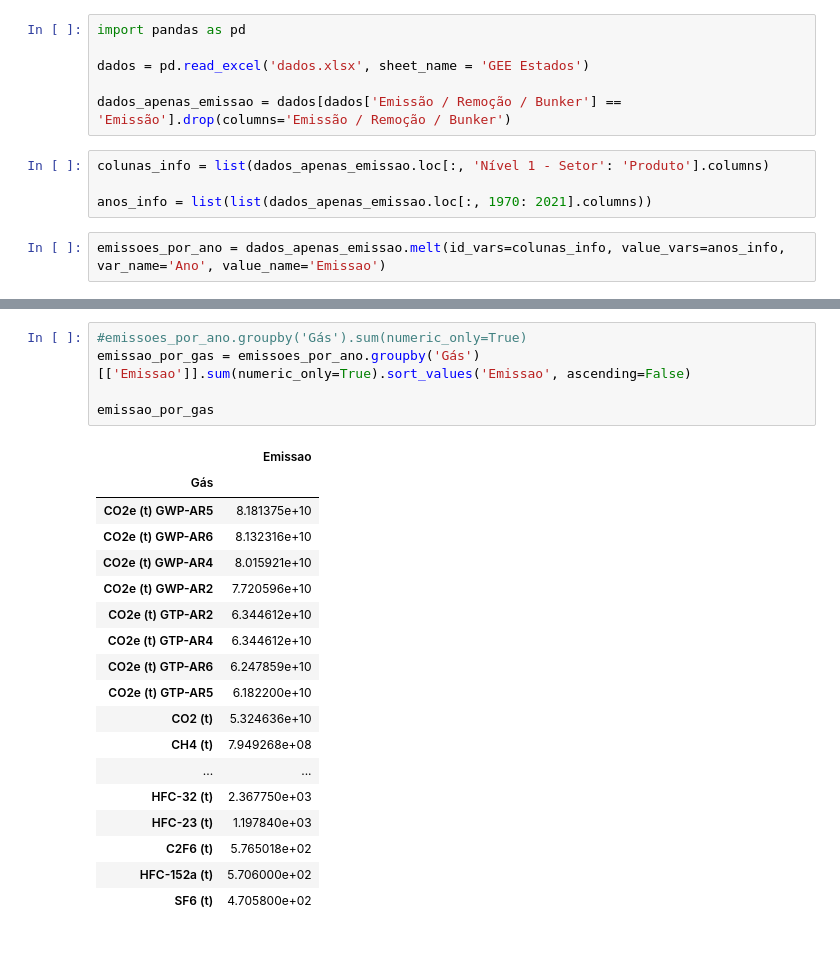
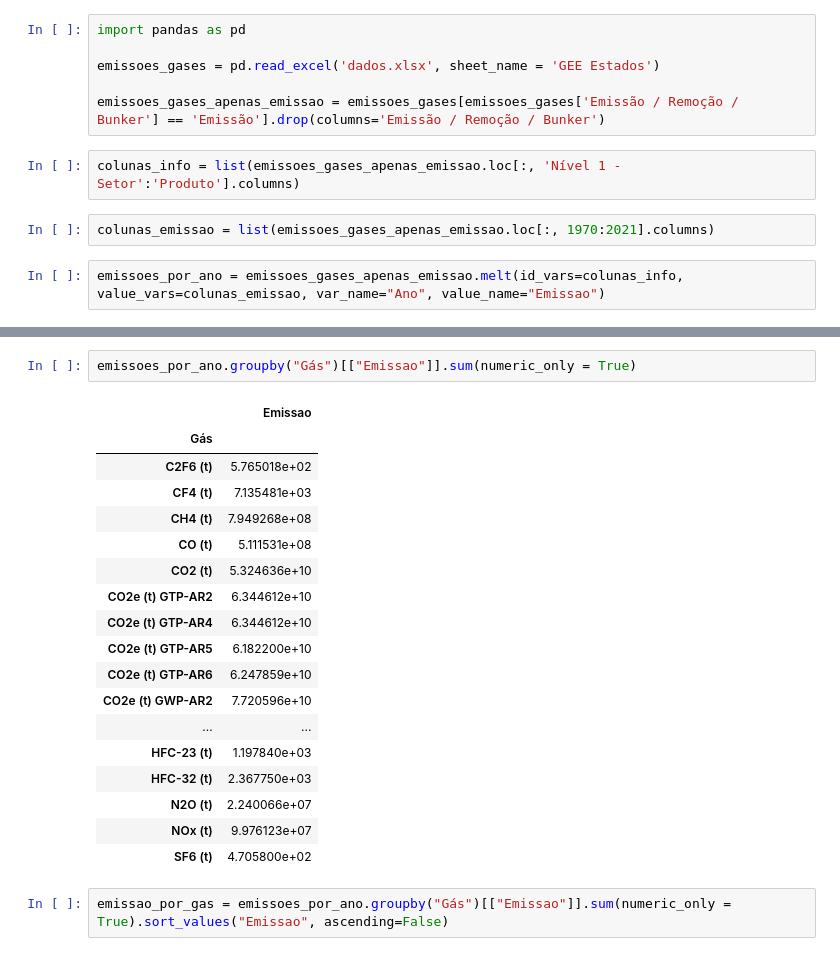
Before and after one commit to leokaos/python, a Jupyter notebook: CURSO PANDAS 2/AULA2.ipynb, the cells around one changed output, grey strips where cells are left out. Drawn from its saved outputs; the diff is of its cells as text.

```diff
--- a/CURSO PANDAS 2/AULA2.ipynb
+++ b/CURSO PANDAS 2/AULA2.ipynb
@@ -1,13 +1,13 @@
 # %%
 import pandas as pd
 
-dados = pd.read_excel('dados.xlsx', sheet_name = 'GEE Estados')
+emissoes_gases = pd.read_excel('dados.xlsx', sheet_name = 'GEE Estados')
 
-dados_apenas_emissao = dados[dados['Emissão / Remoção / Bunker'] == 'Emissão'].drop(columns='Emissão / Remoção / Bunker')
+emissoes_gases_apenas_emissao = emissoes_gases[emissoes_gases['Emissão / Remoção / Bunker'] == 'Emissão'].drop(columns='Emissão / Remoção / Bunker')
 # %%
-colunas_info = list(dados_apenas_emissao.loc[:, 'Nível 1 - Setor': 'Produto'].columns)
-
-anos_info = list(list(dados_apenas_emissao.loc[:, 1970: 2021].columns))
+colunas_info = list(emissoes_gases_apenas_emissao.loc[:, 'Nível 1 - Setor':'Produto'].columns)
+# %%
+colunas_emissao = list(emissoes_gases_apenas_emissao.loc[:, 1970:2021].columns)
 # %%
-emissoes_por_ano = dados_apenas_emissao.melt(id_vars=colunas_info, value_vars=anos_info, var_name='Ano', value_name='Emissao')
+emissoes_por_ano = emissoes_gases_apenas_emissao.melt(id_vars=colunas_info, value_vars=colunas_emissao, var_name="Ano", value_name="Emissao")
 # %%
@@ -29,25 +29,24 @@ emissoes_por_ano.groupby('Gás').get_group('C2F6 (t)')
+# %%
+emissoes_por_ano.groupby("Gás")[["Emissao"]].sum(numeric_only = True)
+# %% [output]
+|  | Emissao |
+| Gás |  |
+| C2F6 (t) | 5.765018e+02 |
+| CF4 (t) | 7.135481e+03 |
+| CH4 (t) | 7.949268e+08 |
+| CO (t) | 5.111531e+08 |
+| CO2 (t) | 5.324636e+10 |
+| CO2e (t) GTP-AR2 | 6.344612e+10 |
+| CO2e (t) GTP-AR4 | 6.344612e+10 |
+| CO2e (t) GTP-AR5 | 6.182200e+10 |
+| CO2e (t) GTP-AR6 | 6.247859e+10 |
+| CO2e (t) GWP-AR2 | 7.720596e+10 |
+| ... | ... |
+| HFC-23 (t) | 1.197840e+03 |
+| HFC-32 (t) | 2.367750e+03 |
+| N2O (t) | 2.240066e+07 |
+| NOx (t) | 9.976123e+07 |
+| SF6 (t) | 4.705800e+02 |
 # %%
-#emissoes_por_ano.groupby('Gás').sum(numeric_only=True)
-emissao_por_gas = emissoes_por_ano.groupby('Gás')[['Emissao']].sum(numeric_only=True).sort_values('Emissao', ascending=False)
-
-emissao_por_gas
+emissao_por_gas = emissoes_por_ano.groupby("Gás")[["Emissao"]].sum(numeric_only = True).sort_values("Emissao", ascending=False)
-# %% [output]
-|  | Emissao |
-| Gás |  |
-| CO2e (t) GWP-AR5 | 8.181375e+10 |
-| CO2e (t) GWP-AR6 | 8.132316e+10 |
-| CO2e (t) GWP-AR4 | 8.015921e+10 |
-| CO2e (t) GWP-AR2 | 7.720596e+10 |
-| CO2e (t) GTP-AR2 | 6.344612e+10 |
-| CO2e (t) GTP-AR4 | 6.344612e+10 |
-| CO2e (t) GTP-AR6 | 6.247859e+10 |
-| CO2e (t) GTP-AR5 | 6.182200e+10 |
-| CO2 (t) | 5.324636e+10 |
-| CH4 (t) | 7.949268e+08 |
-| ... | ... |
-| HFC-32 (t) | 2.367750e+03 |
-| HFC-23 (t) | 1.197840e+03 |
-| C2F6 (t) | 5.765018e+02 |
-| HFC-152a (t) | 5.706000e+02 |
-| SF6 (t) | 4.705800e+02 |
 # %%
```
Also changed, not shown: parts of 4 cells of this notebook, 4 other files.
